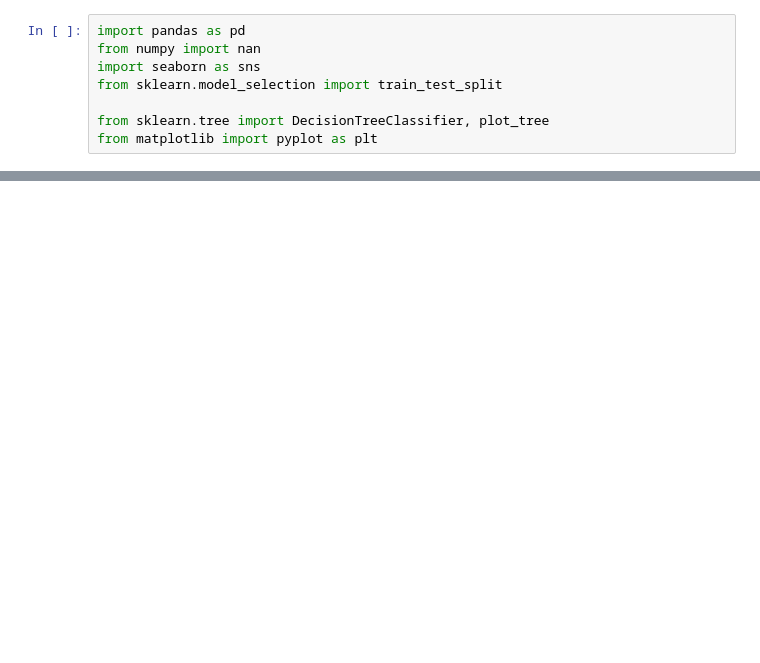
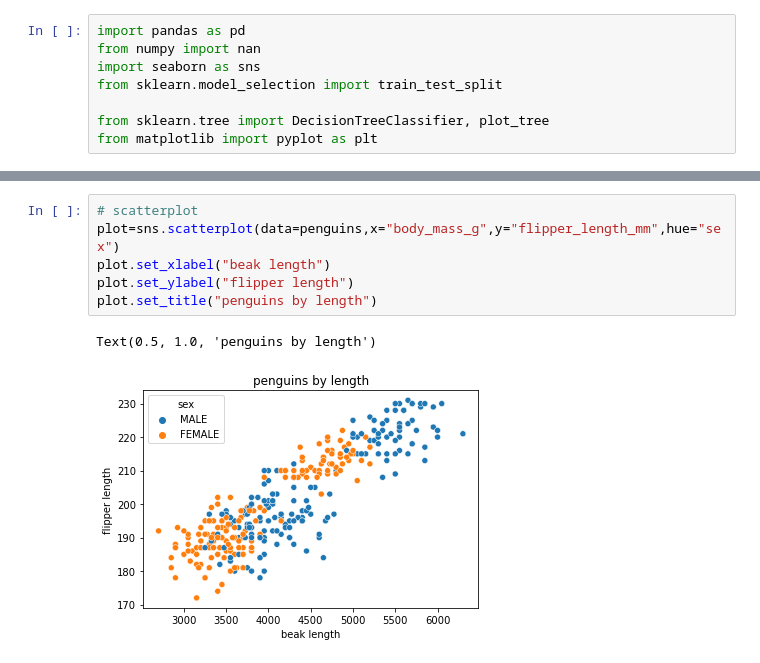
Before and after one commit to B9ary01/Jnotebook, a Jupyter notebook: penguins.ipynb, the cells around one changed output, grey strips where cells are left out. Drawn from its saved outputs; the diff is of its cells as text; blank space fills up the shorter version.

```diff
--- a/penguins.ipynb
+++ b/penguins.ipynb
@@ -16,0 +39,9 @@ FileNotFoundError: [Errno 2] No such file or directory: '/content/clean_penguins
+# %%
+# scatterplot
+plot=sns.scatterplot(data=penguins,x="body_mass_g",y="flipper_length_mm",hue="sex")
+plot.set_xlabel("beak length")
+plot.set_ylabel("flipper length")
+plot.set_title("penguins by length")
+# %% [output]
+Text(0.5, 1.0, 'penguins by length')
+[figure, added]
```
Also changed, not shown: parts of 24 cells of this notebook, 1 other file.
